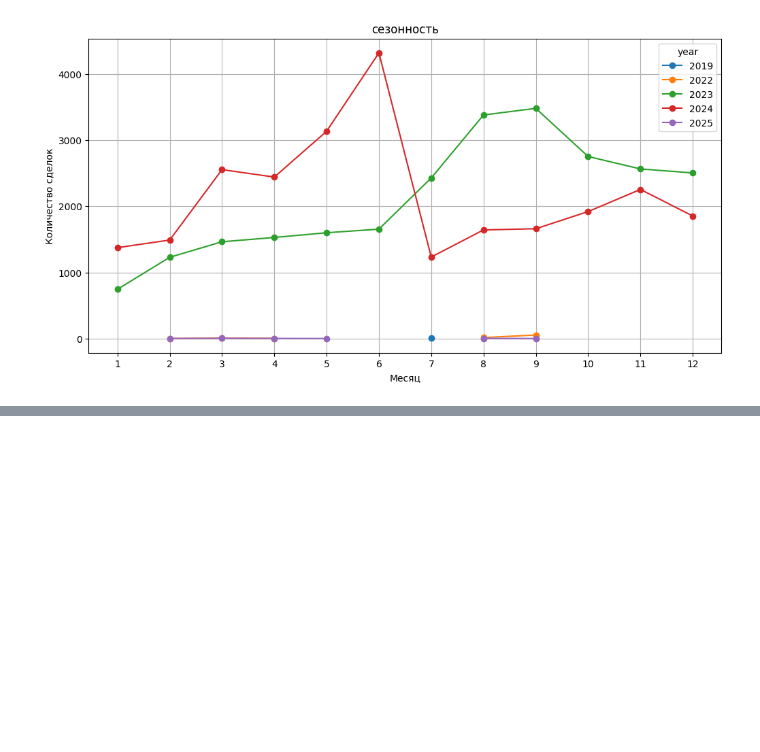
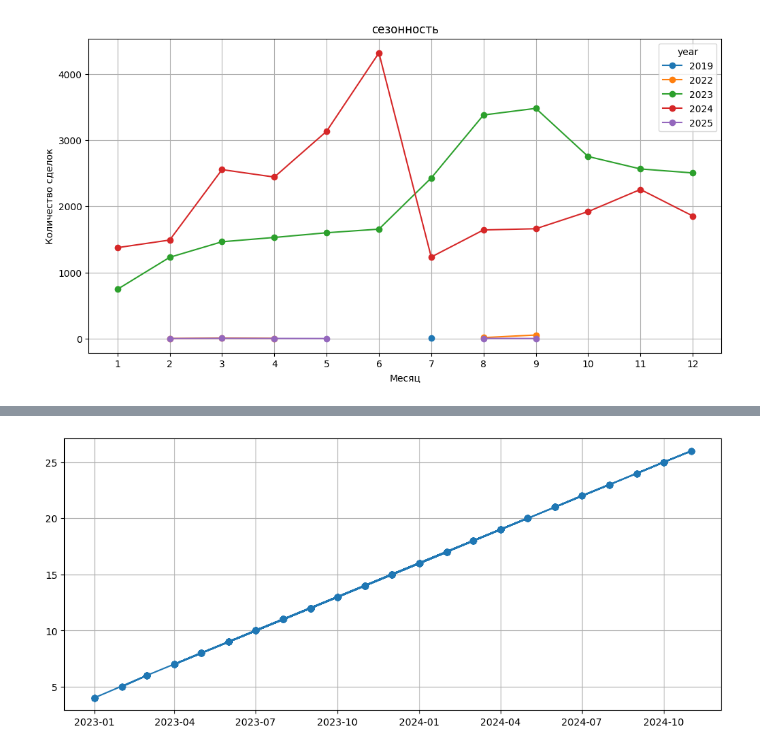
Before and after one commit to leofaraf/vibrosi, a Jupyter notebook: eda.ipynb, the cells around one changed output, grey strips where cells are left out. Cells and saved outputs as stored; diff of their text form; code cells hidden in the pictures; blank space fills up the shorter version.

```diff
--- a/eda.ipynb
+++ b/eda.ipynb
@@ -35,0 +187,9 @@ plt.show()
+# %%
+sample = df[df['ID корпуса'] == '93301f7eecabc7036d7ced8e45699ab1']   # подставь любой
+
+plt.figure(figsize=(12,5))
+plt.plot(sample['Дата договора (месяц.год)'], sample['lag_months'], 'o-')
+plt.grid(True)
+plt.show()
+# %% [output]
+[figure, added]
```
Also changed, not shown: parts of 11 cells of this notebook.
